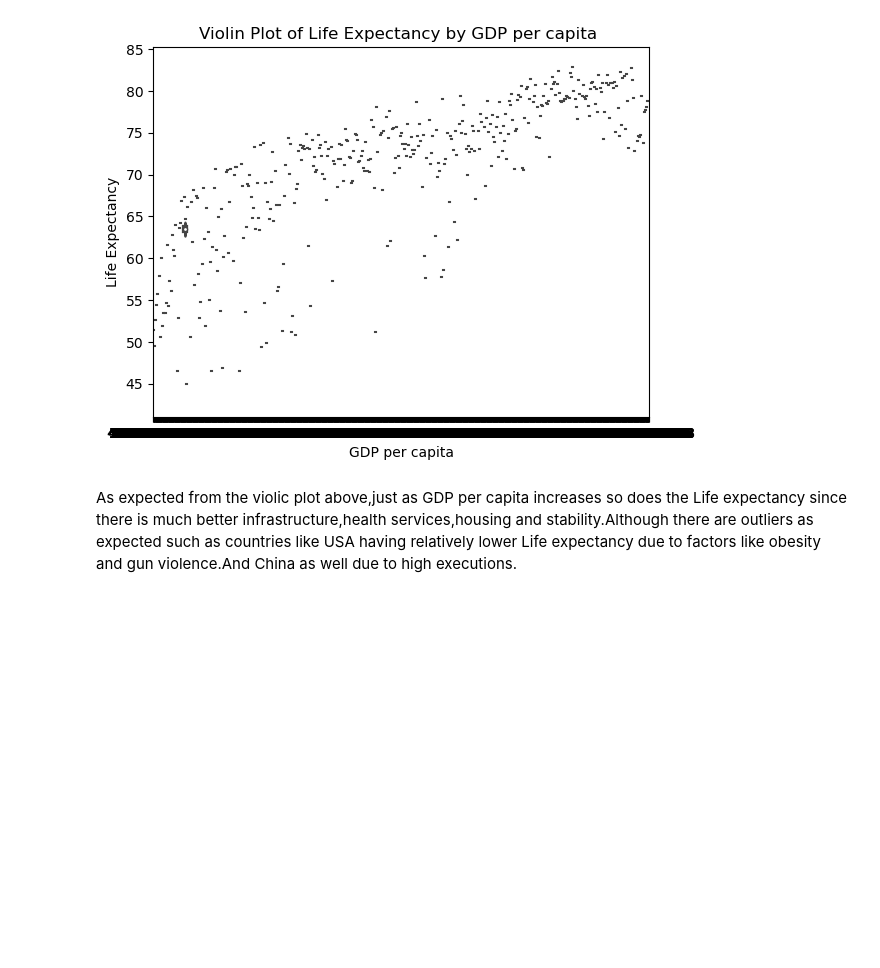
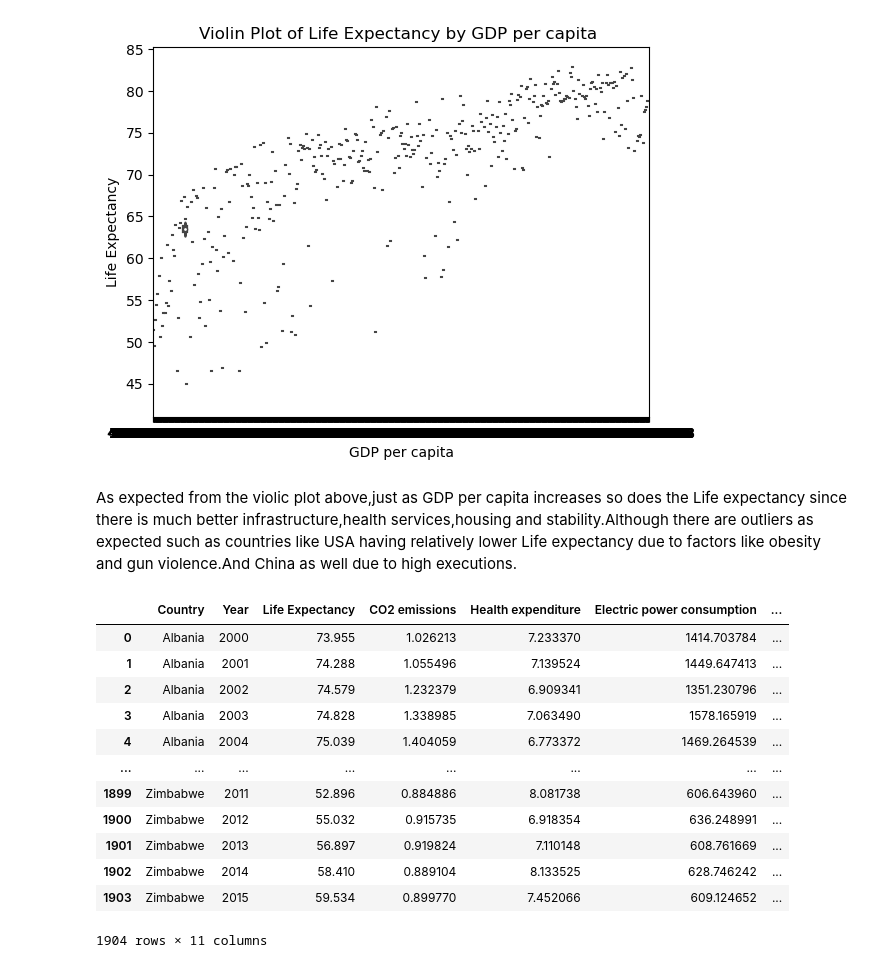
Before and after one commit to ubco-W2022T2-data301/project-group-group28, a Jupyter notebook: analysis/analysis3.ipynb, the cells around one changed output. Cells and saved outputs as stored; diff of their text form; code cells hidden in the pictures; blank space fills up the shorter version.

```diff
--- a/analysis/analysis3.ipynb
+++ b/analysis/analysis3.ipynb
@@ -129,3 +129,30 @@ Text(0.5, 1.0, 'Violin Plot of Life Expectancy by GDP per capita ')
 [figure]
 # %% [markdown]
 As expected from the violic plot above,just as GDP per capita increases so does the Life expectancy since there is much better infrastructure,health services,housing and stability.Although there are outliers as expected such as countries like USA having relatively lower Life expectancy due to factors like obesity and gun violence.And China as well due to high executions.
+# %%
+# partial pipeline
+import pandas as pd
+import seaborn as sns
+import matplotlib.pyplot as plt
+df=pd.read_csv("../data/raw/Life_Expectancy_00_15.csv",sep=';')
+# Remove columns not being used
+df = df.drop([ 'Continent', 'Least Developed', 'Population',  'People practicing open defecation', 'People using at least basic drinking water services', 'Obesity among adults', 'Beer consumption per capita'], axis=1)
+# remove missing values
+df = df.dropna()
+# creating a new column which tells if for that year Military expenditure was greater or Health expenditure
+df['expenditure_type'] = df.apply(lambda row: 'H' if row['Health expenditure'] > row['Military expenditure'] else 'M', axis=1)
+df
+# %% [output]
+|  | Country | Year | Life Expectancy | CO2 emissions | Health expenditure | Electric power consumption | ... |
+| 0 | Albania | 2000 | 73.955 | 1.026213 | 7.233370 | 1414.703784 | ... |
+| 1 | Albania | 2001 | 74.288 | 1.055496 | 7.139524 | 1449.647413 | ... |
+| 2 | Albania | 2002 | 74.579 | 1.232379 | 6.909341 | 1351.230796 | ... |
+| 3 | Albania | 2003 | 74.828 | 1.338985 | 7.063490 | 1578.165919 | ... |
+| 4 | Albania | 2004 | 75.039 | 1.404059 | 6.773372 | 1469.264539 | ... |
+| ... | ... | ... | ... | ... | ... | ... | ... |
+| 1899 | Zimbabwe | 2011 | 52.896 | 0.884886 | 8.081738 | 606.643960 | ... |
+| 1900 | Zimbabwe | 2012 | 55.032 | 0.915735 | 6.918354 | 636.248991 | ... |
+| 1901 | Zimbabwe | 2013 | 56.897 | 0.919824 | 7.110148 | 608.761669 | ... |
+| 1902 | Zimbabwe | 2014 | 58.410 | 0.889104 | 8.133525 | 628.746242 | ... |
+| 1903 | Zimbabwe | 2015 | 59.534 | 0.899770 | 7.452066 | 609.124652 | ... |
+1904 rows × 11 columns
```
Also changed, not shown: parts of 2 cells of this notebook, 1 other file.
